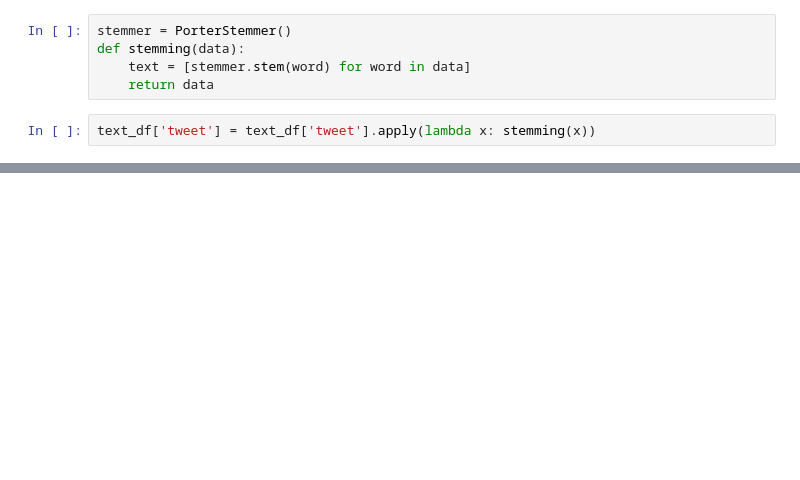
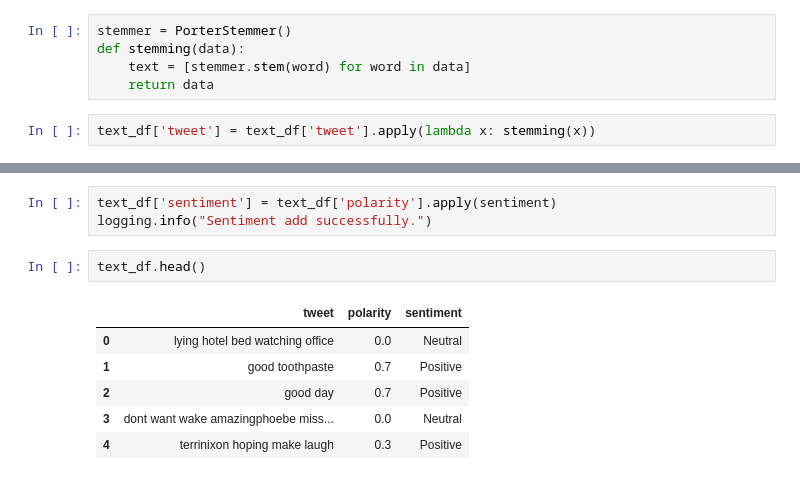
Before and after one commit to Jaydeep2709/sentiment_analysis_using_svm, a Jupyter notebook: notebook/MODEL_TRAINING.ipynb, the cells around one changed output, grey strips where cells are left out. Drawn from its saved outputs; the diff is of its cells as text; blank space fills up the shorter version.

```diff
--- a/notebook/MODEL_TRAINING.ipynb
+++ b/notebook/MODEL_TRAINING.ipynb
@@ -95,0 +145,12 @@ text_df['tweet'] = text_df['tweet'].apply(lambda x: stemming(x))
+# %%
+text_df['sentiment'] = text_df['polarity'].apply(sentiment)
+logging.info("Sentiment add successfully.")
+# %%
+text_df.head()
+# %% [output]
+|  | tweet | polarity | sentiment |
+| 0 | lying hotel bed watching office | 0.0 | Neutral |
+| 1 | good toothpaste | 0.7 | Positive |
+| 2 | good day | 0.7 | Positive |
+| 3 | dont want wake amazingphoebe miss... | 0.0 | Neutral |
+| 4 | terrinixon hoping make laugh | 0.3 | Positive |
```
Also changed, not shown: parts of 30 cells of this notebook.
